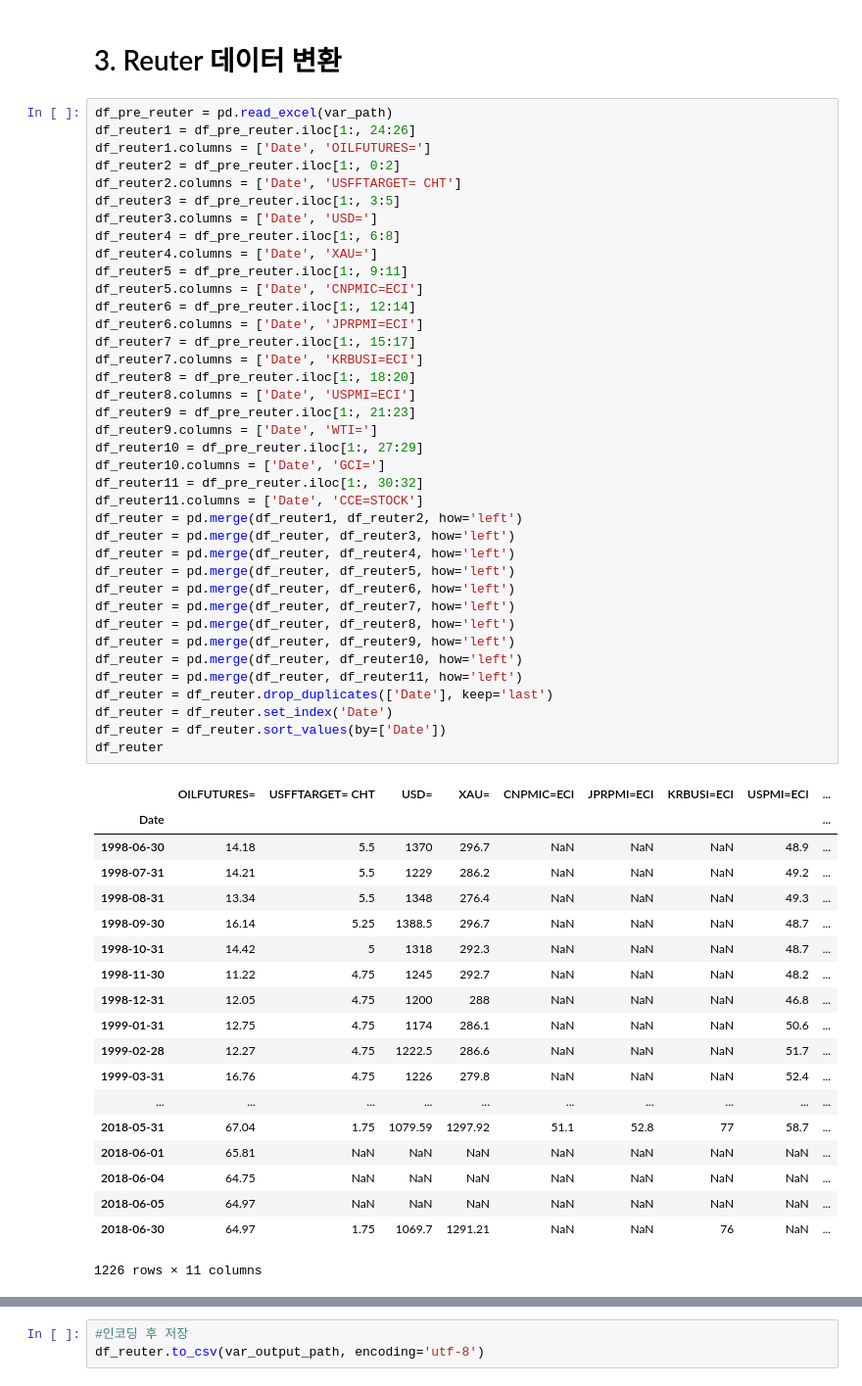
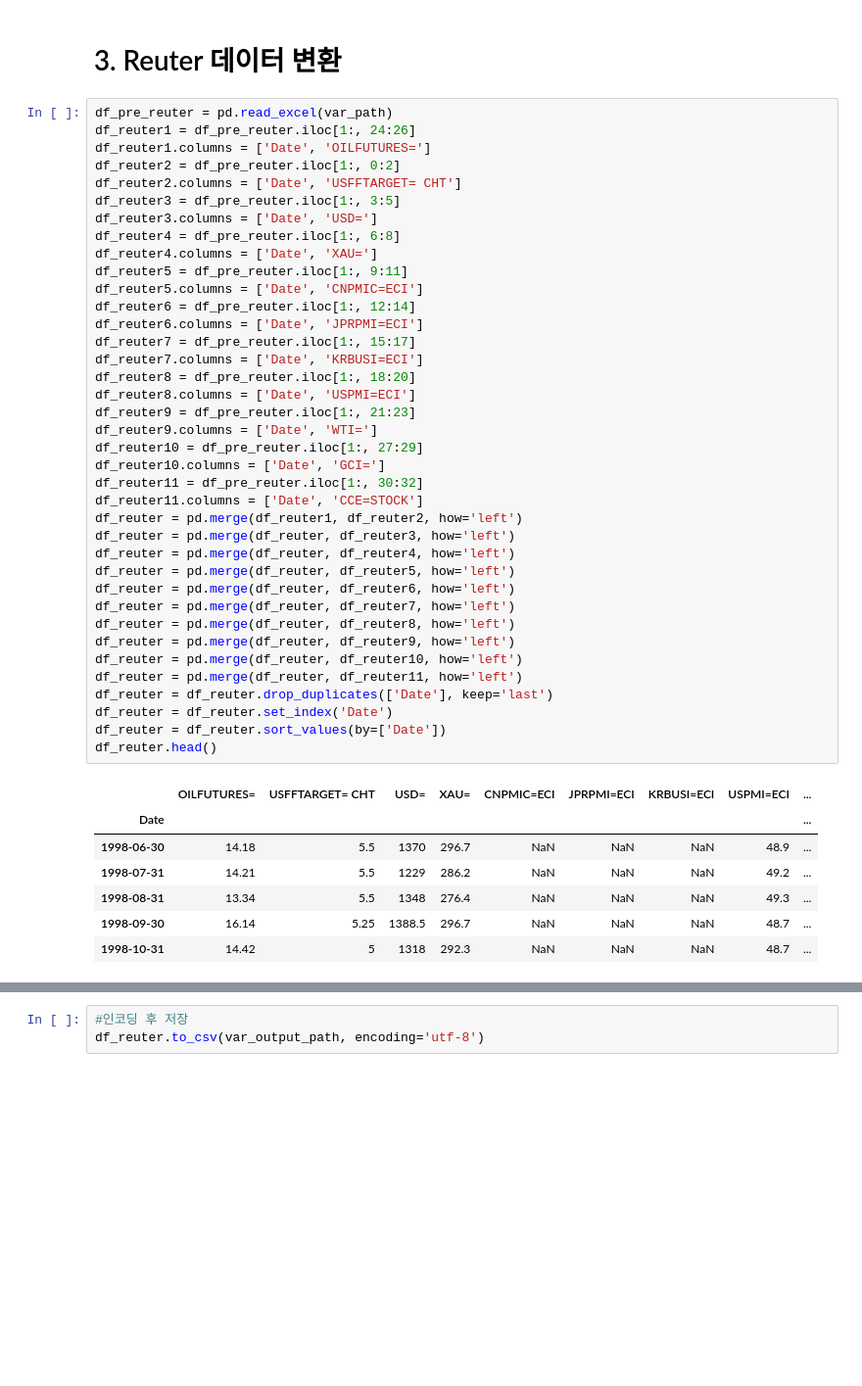
Before and after one commit to gingsiro/kdn_ojdcorr, a Jupyter notebook: note/1_CSV_Date_Normalization.ipynb, the cells around one changed output, grey strips where cells are left out. Shown at 98% size. Saved outputs shown, nothing was run; the diff lists cells and outputs as text; blank space fills up the shorter version.

```diff
--- a/note/1_CSV_Date_Normalization.ipynb
+++ b/note/1_CSV_Date_Normalization.ipynb
@@ -108,46 +98,34 @@ df_reuter7 = df_pre_reuter.iloc[1:, 15:17]
 df_reuter7.columns = ['Date', 'KRBUSI=ECI']
 df_reuter8 = df_pre_reuter.iloc[1:, 18:20]
 df_reuter8.columns = ['Date', 'USPMI=ECI']
 df_reuter9 = df_pre_reuter.iloc[1:, 21:23]
 df_reuter9.columns = ['Date', 'WTI=']
 df_reuter10 = df_pre_reuter.iloc[1:, 27:29]
 df_reuter10.columns = ['Date', 'GCI=']
 df_reuter11 = df_pre_reuter.iloc[1:, 30:32]
 df_reuter11.columns = ['Date', 'CCE=STOCK']
 df_reuter = pd.merge(df_reuter1, df_reuter2, how='left')
 df_reuter = pd.merge(df_reuter, df_reuter3, how='left')
 df_reuter = pd.merge(df_reuter, df_reuter4, how='left')
 df_reuter = pd.merge(df_reuter, df_reuter5, how='left')
 df_reuter = pd.merge(df_reuter, df_reuter6, how='left')
 df_reuter = pd.merge(df_reuter, df_reuter7, how='left')
 df_reuter = pd.merge(df_reuter, df_reuter8, how='left')
 df_reuter = pd.merge(df_reuter, df_reuter9, how='left')
 df_reuter = pd.merge(df_reuter, df_reuter10, how='left')
 df_reuter = pd.merge(df_reuter, df_reuter11, how='left')
 df_reuter = df_reuter.drop_duplicates(['Date'], keep='last')
 df_reuter = df_reuter.set_index('Date')
 df_reuter = df_reuter.sort_values(by=['Date'])
-df_reuter
+df_reuter.head()
 # %% [output]
 |  | OILFUTURES= | USFFTARGET= CHT | USD= | XAU= | CNPMIC=ECI | JPRPMI=ECI | KRBUSI=ECI | USPMI=ECI | ... |
 | Date |  |  |  |  |  |  |  |  | ... |
 | 1998-06-30 | 14.18 | 5.5 | 1370 | 296.7 | NaN | NaN | NaN | 48.9 | ... |
 | 1998-07-31 | 14.21 | 5.5 | 1229 | 286.2 | NaN | NaN | NaN | 49.2 | ... |
 | 1998-08-31 | 13.34 | 5.5 | 1348 | 276.4 | NaN | NaN | NaN | 49.3 | ... |
 | 1998-09-30 | 16.14 | 5.25 | 1388.5 | 296.7 | NaN | NaN | NaN | 48.7 | ... |
 | 1998-10-31 | 14.42 | 5 | 1318 | 292.3 | NaN | NaN | NaN | 48.7 | ... |
-| 1998-11-30 | 11.22 | 4.75 | 1245 | 292.7 | NaN | NaN | NaN | 48.2 | ... |
-| 1998-12-31 | 12.05 | 4.75 | 1200 | 288 | NaN | NaN | NaN | 46.8 | ... |
-| 1999-01-31 | 12.75 | 4.75 | 1174 | 286.1 | NaN | NaN | NaN | 50.6 | ... |
-| 1999-02-28 | 12.27 | 4.75 | 1222.5 | 286.6 | NaN | NaN | NaN | 51.7 | ... |
-| 1999-03-31 | 16.76 | 4.75 | 1226 | 279.8 | NaN | NaN | NaN | 52.4 | ... |
-| ... | ... | ... | ... | ... | ... | ... | ... | ... | ... |
-| 2018-05-31 | 67.04 | 1.75 | 1079.59 | 1297.92 | 51.1 | 52.8 | 77 | 58.7 | ... |
-| 2018-06-01 | 65.81 | NaN | NaN | NaN | NaN | NaN | NaN | NaN | ... |
-| 2018-06-04 | 64.75 | NaN | NaN | NaN | NaN | NaN | NaN | NaN | ... |
-| 2018-06-05 | 64.97 | NaN | NaN | NaN | NaN | NaN | NaN | NaN | ... |
-| 2018-06-30 | 64.97 | 1.75 | 1069.7 | 1291.21 | NaN | NaN | 76 | NaN | ... |
-1226 rows × 11 columns
 # %%
 
 # df_reuter.shaped
```
Also changed, not shown: parts of 24 cells of this notebook, 1 other file.
